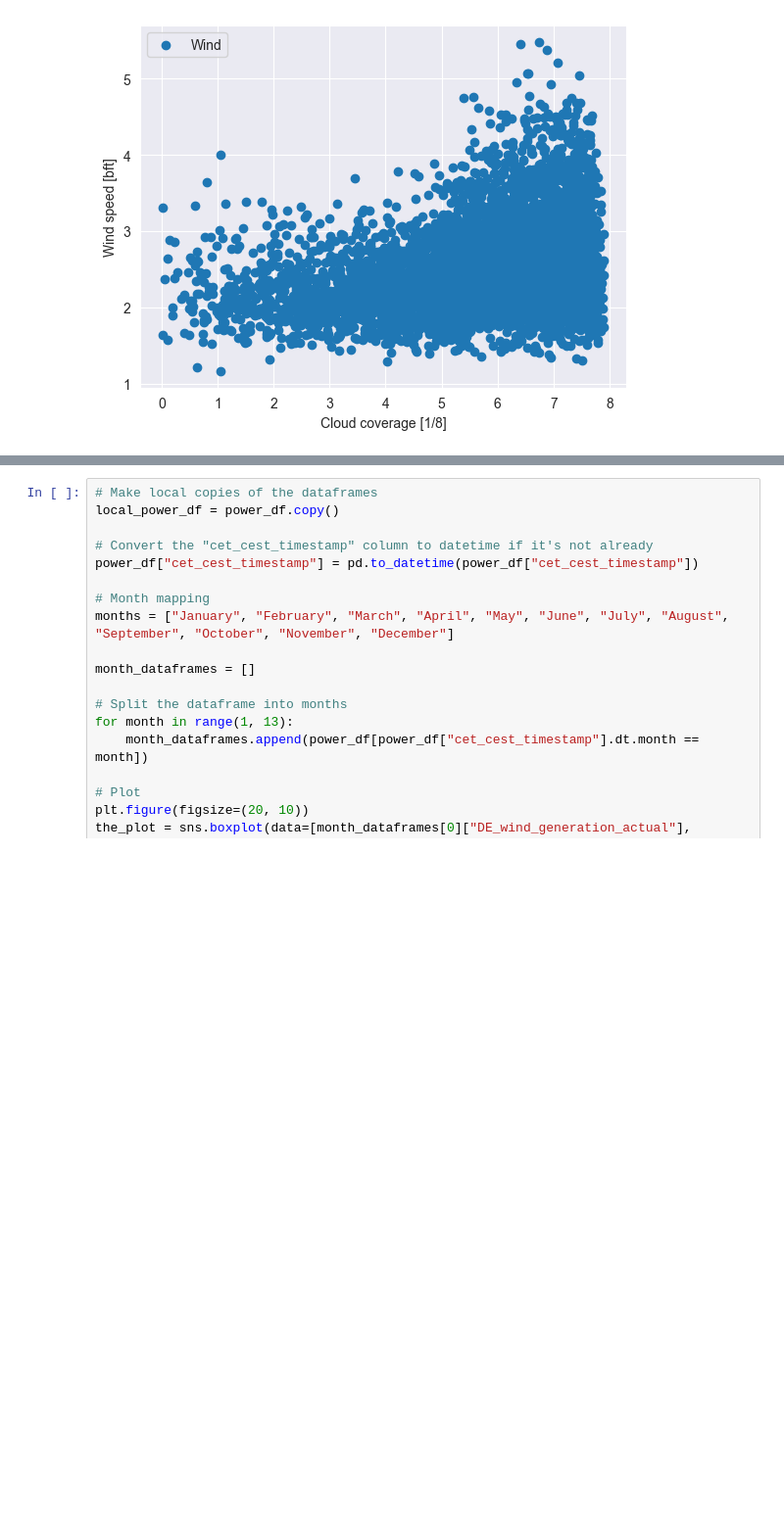
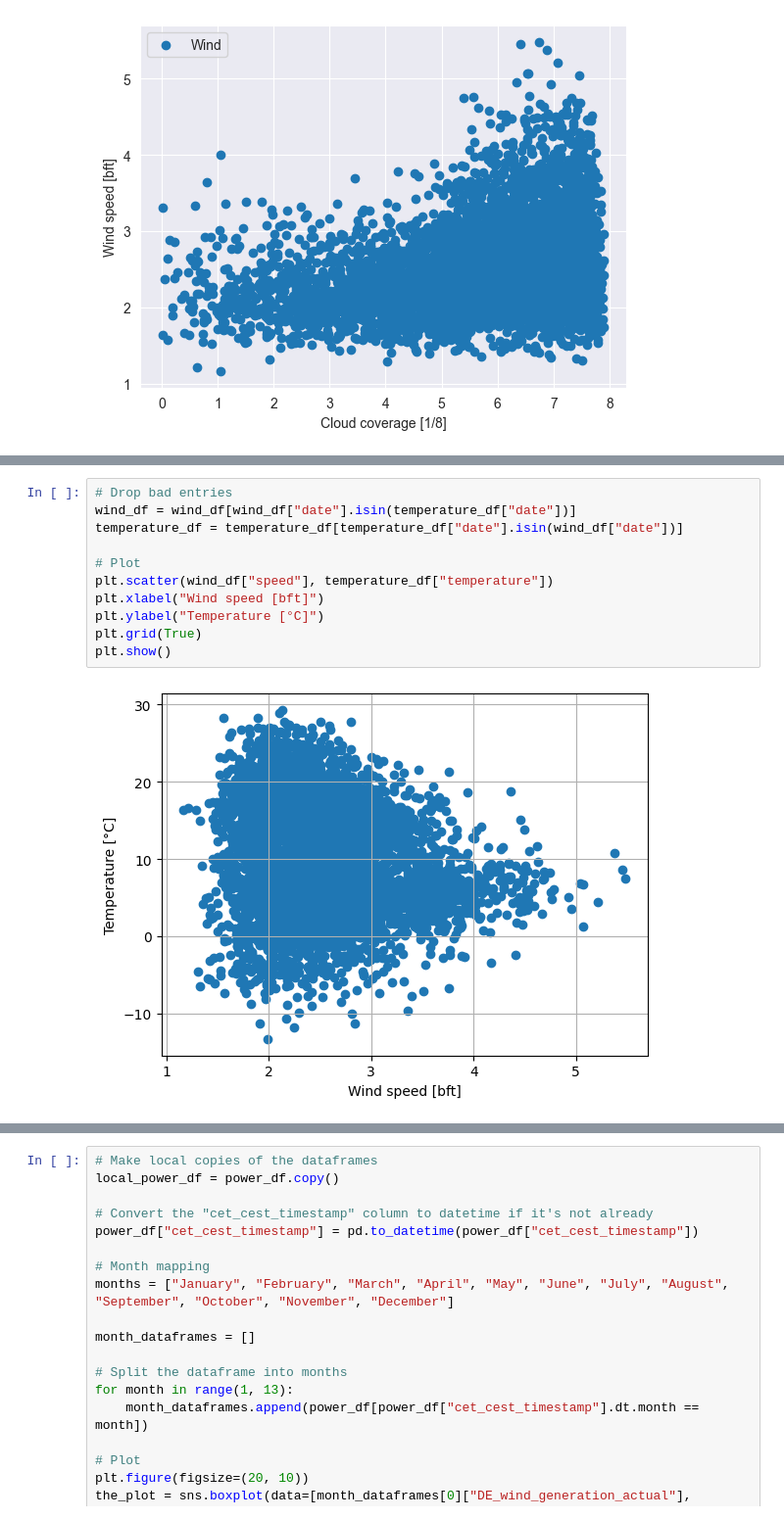
Before and after one commit to StealWonders/amse, a Jupyter notebook: project/report.ipynb, the cells around one changed output, grey strips where cells are left out. Shown at 98% size. Drawn from its saved outputs; the diff is of its cells as text; blank space fills up the shorter version.

```diff
--- a/project/report.ipynb
+++ b/project/report.ipynb
@@ -289,0 +288,13 @@ alsdflajsdf
+# %%
+# Drop bad entries
+wind_df = wind_df[wind_df["date"].isin(temperature_df["date"])]
+temperature_df = temperature_df[temperature_df["date"].isin(wind_df["date"])]
+
+# Plot
+plt.scatter(wind_df["speed"], temperature_df["temperature"])
+plt.xlabel("Wind speed [bft]")
+plt.ylabel("Temperature [°C]")
+plt.grid(True)
+plt.show()
+# %% [output]
+[figure, added]
```
Also changed, not shown: parts of 19 cells of this notebook.
